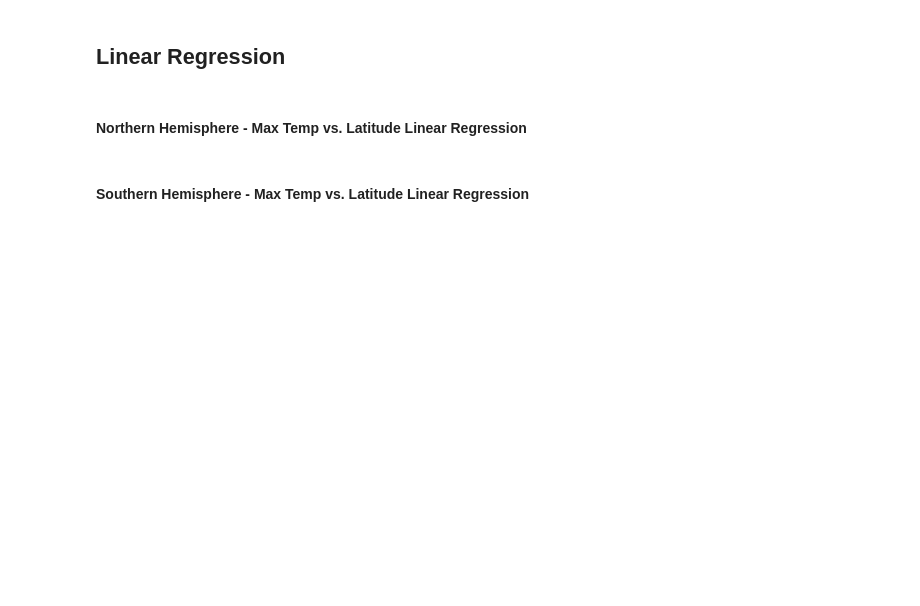
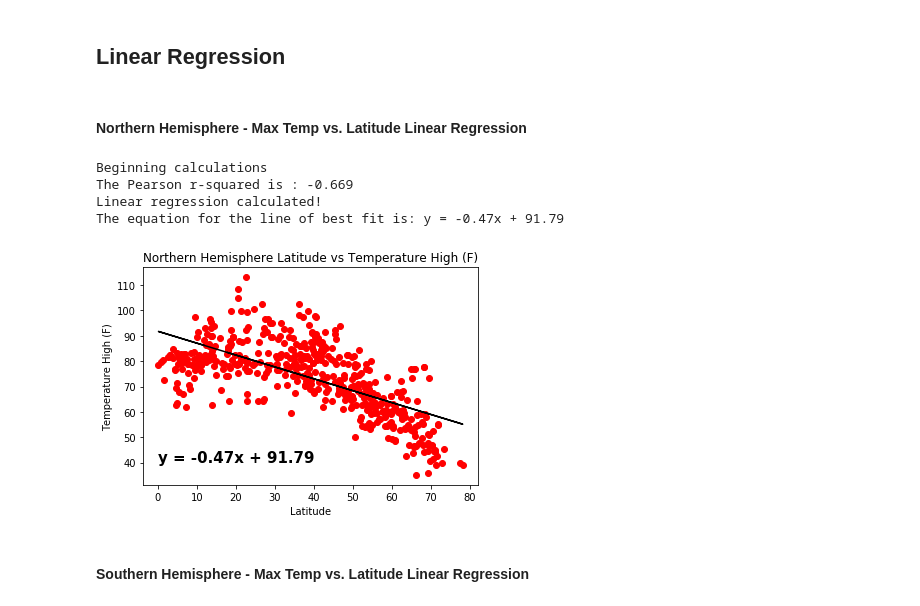
Before and after one commit to poulosar/python-api-training, a Jupyter notebook: WeatherPy/WeatherPy.ipynb, the cells around one changed output. Drawn from its saved outputs; the diff is of its cells as text; code cells hidden in the pictures; blank space fills up the shorter version.

Commit message:
Final coding edits and commenting, analysis still needed on graphs

```diff
--- a/WeatherPy/WeatherPy.ipynb
+++ b/WeatherPy/WeatherPy.ipynb
@@ -212,2 +234,28 @@ plt.savefig("Output/Latitudevswindspeed.jpg")
+# %%
+lin_eq_list = []
+
+# Creating a function to pass in attributes i.e.(Latitude, windspeed, temp, and others). It then creates a graph and linear regression based on data
+def lin_regress(att1,att2):
+    print("Beginning calculations")
+    print(f"The Pearson r-squared is : {round(st.pearsonr(att1, att2)[0],3)}")
+    (slope, intercept, rvalue, pvalue, stderr) = linregress(att1, att2)
+    print("Linear regression calculated!")
+    regress_values = att1 * slope + intercept
+    line_eq = "y = " + str(round(slope,2)) + "x + " + str(round(intercept,2))
+    print(f'The equation for the line of best fit is: {line_eq}')
+    plt.scatter(att1, att2, c=point_color, zorder=1)
+    plt.plot(att1,regress_values,line_color, zorder=2)
+    lin_eq_list.append(line_eq)
+    return line_eq
+
+# Annotates the linear regression from above on the graph, x_values and y
+def annotate(line_eq, x_axis, y_axis):
+    line_eq
+    plt.annotate(line_eq,(x_axis,y_axis),fontsize=font_size,color=equation_color,weight="bold")
+
+# Function used to run both functions above and combine variables set, inputs are the two data sets we need to measure ex: Lat vs Temp
+def main(att1, att2):
+    lin_regress(att1, att2)
+    annotate(lin_eq_list[0],x_axis,y_axis)
 # %% [markdown]
 ####  Northern Hemisphere - Max Temp vs. Latitude Linear Regression
@@ -218,2 +262,27 @@ southern_hemisphere = weather_data[weather_data["Latitude"] < 0]
+# %%
+# Set axis values for equation position on graph, font size, and other formatting keys
+x_axis = 0
+y_axis = 40
+font_size = 15
+line_color = "black"
+equation_color = "black"
+point_color = "red"
+hemisphere = "Northern"
+
+# Without this the equation is stuck on first graph
+lin_eq_list = []
+
+# Uses main function to create scatter plot for
+main(northern_hemisphere["Latitude"],northern_hemisphere["Temperature High"])
+plt.title(f'{hemisphere} Hemisphere Latitude vs Temperature High (F)')
+plt.xlabel("Latitude")
+plt.ylabel("Temperature High (F)")
+plt.savefig(f'Images/{hemisphere} Hemisphere - Latitude vs. Temperature High (F).jpg')
+# %% [output]
+Beginning calculations
+The Pearson r-squared is : -0.669
+Linear regression calculated!
+The equation for the line of best fit is: y = -0.47x + 91.79
+[figure, added]
 # %% [markdown]
 ####  Southern Hemisphere - Max Temp vs. Latitude Linear Regression
```
Also changed, not shown: parts of 18 cells of this notebook, 16 other files.
